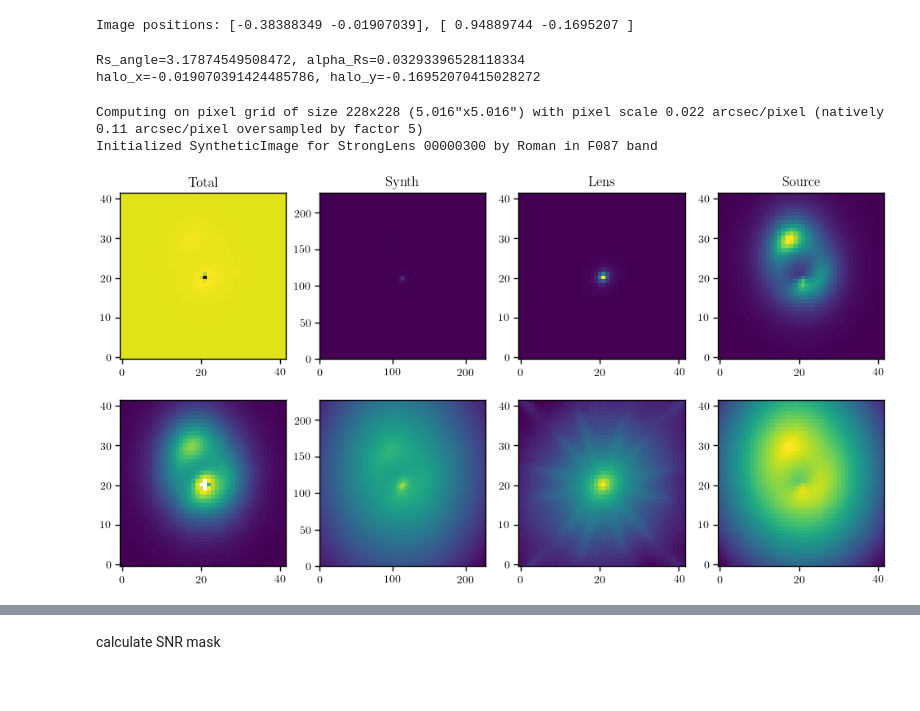
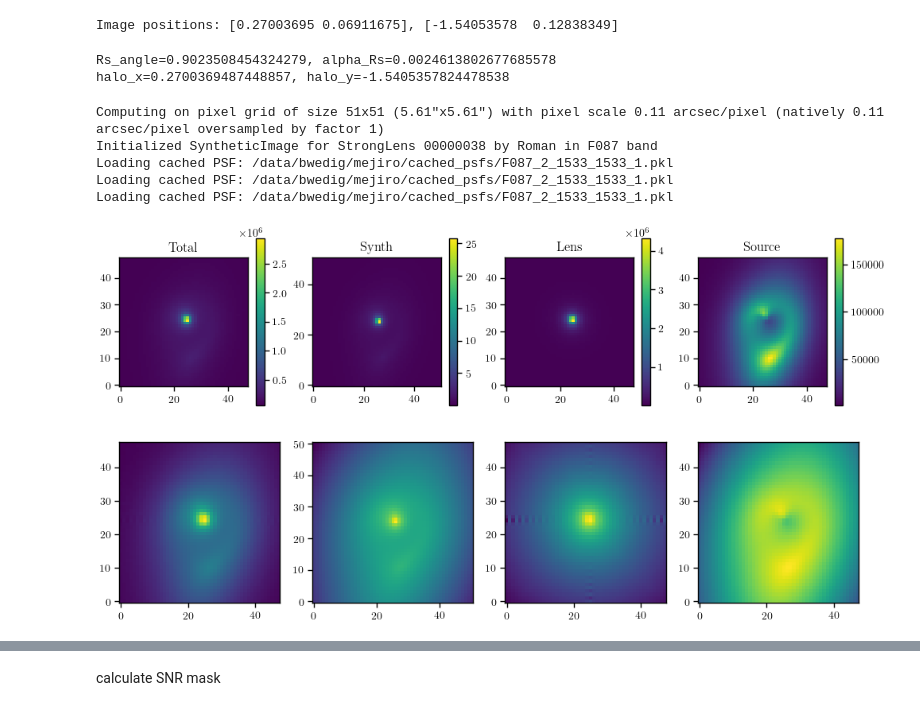
Before and after one commit to AstroMusers/mejiro, a Jupyter notebook: notebooks/dev/lowest_detectable_subhalo_mass_masking.ipynb, the cells around one changed output, grey strips where cells are left out. Saved outputs shown, nothing was run; the diff lists cells and outputs as text; code cells hidden in the pictures.

```diff
--- a/notebooks/dev/lowest_detectable_subhalo_mass_masking.ipynb
+++ b/notebooks/dev/lowest_detectable_subhalo_mass_masking.ipynb
@@ -65,10 +85,10 @@ print(lens.snr)
 roman = Roman()
 
 band = 'F087'
-scene_size = 5  # arcsec
-oversample = 5
-config = {'sca': 1,
-          'sca_position': (2048, 2048)}
+scene_size = 5.61  # arcsec
+oversample = 1
+sca = 2
+sca_position = (1533, 1533)
 exposure_time = 146000
 
 rng = galsim.UniformDeviate(42)
@@ -80,9 +100,9 @@ print(f'Image positions: {image_x}, {image_y}')
 # print(f'Image positions (pixel): {image_x_pixel}, {image_y_pixel}')
 num_images = len(image_x)
 # %% [output]
-Image positions: [-0.38388349 -0.01907039], [ 0.94889744 -0.1695207 ]
+Image positions: [0.27003695 0.06911675], [-1.54053578  0.12838349]
 # %%
-m200 = 1e11
+m200 = 1e9
 concentration = 6
 
 Rs_angle, alpha_Rs = lens.lens_cosmo.nfw_physical2angle(M=m200, c=concentration)
@@ -95,37 +115,60 @@ print(f'{halo_x=}, {halo_y=}')
 subhalo_type = 'TNFW'
 kwargs_subhalo = {'alpha_Rs': alpha_Rs, 'Rs': Rs_angle, 'center_x': halo_x, 'center_y': halo_y, 'r_trunc': 5 * Rs_angle}
 # %% [output]
-Rs_angle=3.17874549508472, alpha_Rs=0.03293396528118334
-halo_x=-0.019070391424485786, halo_y=-0.16952070415028272
+Rs_angle=0.9023508454324279, alpha_Rs=0.0024613802677685578
+halo_x=0.2700369487448857, halo_y=-1.5405357824478538
 # %%
 lens_no_subhalo = deepcopy(lens)
-synth_no_subhalo = SyntheticImage(lens_no_subhalo, roman, band=band, arcsec=scene_size, oversample=oversample, pieces=True, **config)
-exposure_no_subhalo = Exposure(synth_no_subhalo, exposure_time=exposure_time, rng=rng, **config, return_noise=True)
+synth_no_subhalo = SyntheticImage(lens_no_subhalo, roman, band=band, arcsec=scene_size, oversample=oversample, pieces=True, sca=sca)
+exposure_no_subhalo = Exposure(synth_no_subhalo,
+                               exposure_time=exposure_time,
+                               rng=rng,
+                               sca=sca,
+                               sca_position=sca_position,
+                               return_noise=True,
+                               reciprocity_failure=False,
+                               nonlinearity=False,
+                               ipc=False,
+                               suppress_output=False)
 
 # get pieces
 lens_exposure = exposure_no_subhalo.lens_exposure
 source_exposure = exposure_no_subhalo.source_exposure
 
 # get noise
 poisson_noise = exposure_no_subhalo.poisson_noise
+# reciprocity_failure = exposure_no_subhalo.reciprocity_failure
 dark_noise = exposure_no_subhalo.dark_noise
+# nonlinearity = exposure_no_subhalo.nonlinearity
+# ipc = exposure_no_subhalo.ipc
 read_noise = exposure_no_subhalo.read_noise
 
 _, ax = plt.subplots(2, 4, figsize=(12, 6))
-ax[0, 0].imshow(exposure_no_subhalo.exposure)
+ax00 = ax[0, 0].imshow(exposure_no_subhalo.exposure)
+ax01 = ax[0, 1].imshow(synth_no_subhalo.image)
+ax02 = ax[0, 2].imshow(lens_exposure)
+ax03 = ax[0, 3].imshow(source_exposure)
+
 ax[1, 0].imshow(np.log10(exposure_no_subhalo.exposure))
-ax[0, 1].imshow(synth_no_subhalo.image)
 ax[1, 1].imshow(np.log10(synth_no_subhalo.image))
-ax[0, 2].imshow(lens_exposure)
 ax[1, 2].imshow(np.log10(lens_exposure))
-ax[0, 3].imshow(source_exposure)
 ax[1, 3].imshow(np.log10(source_exposure))
+
 ax[0, 0].set_title('Total')
 ax[0, 1].set_title('Synth')
 ax[0, 2].set_title('Lens')
 ax[0, 3].set_title('Source')
+
+plt.colorbar(ax00, ax=ax[0, 0])
+plt.colorbar(ax01, ax=ax[0, 1])
+plt.colorbar(ax02, ax=ax[0, 2])
+plt.colorbar(ax03, ax=ax[0, 3])
+
 plt.show()
 # %% [output]
-Computing on pixel grid of size 228x228 (5.016"x5.016") with pixel scale 0.022 arcsec/pixel (natively 0.11 arcsec/pixel oversampled by factor 5)
-Initialized SyntheticImage for StrongLens 00000300 by Roman in F087 band
+Computing on pixel grid of size 51x51 (5.61"x5.61") with pixel scale 0.11 arcsec/pixel (natively 0.11 arcsec/pixel oversampled by factor 1)
+Initialized SyntheticImage for StrongLens 00000038 by Roman in F087 band
+Loading cached PSF: /data/bwedig/mejiro/cached_psfs/F087_2_1533_1533_1.pkl
+Loading cached PSF: /data/bwedig/mejiro/cached_psfs/F087_2_1533_1533_1.pkl
+Loading cached PSF: /data/bwedig/mejiro/cached_psfs/F087_2_1533_1533_1.pkl
-[figure, old version]
+[figure, new version]
```
Also changed, not shown: parts of 14 cells of this notebook, 5 other files.
